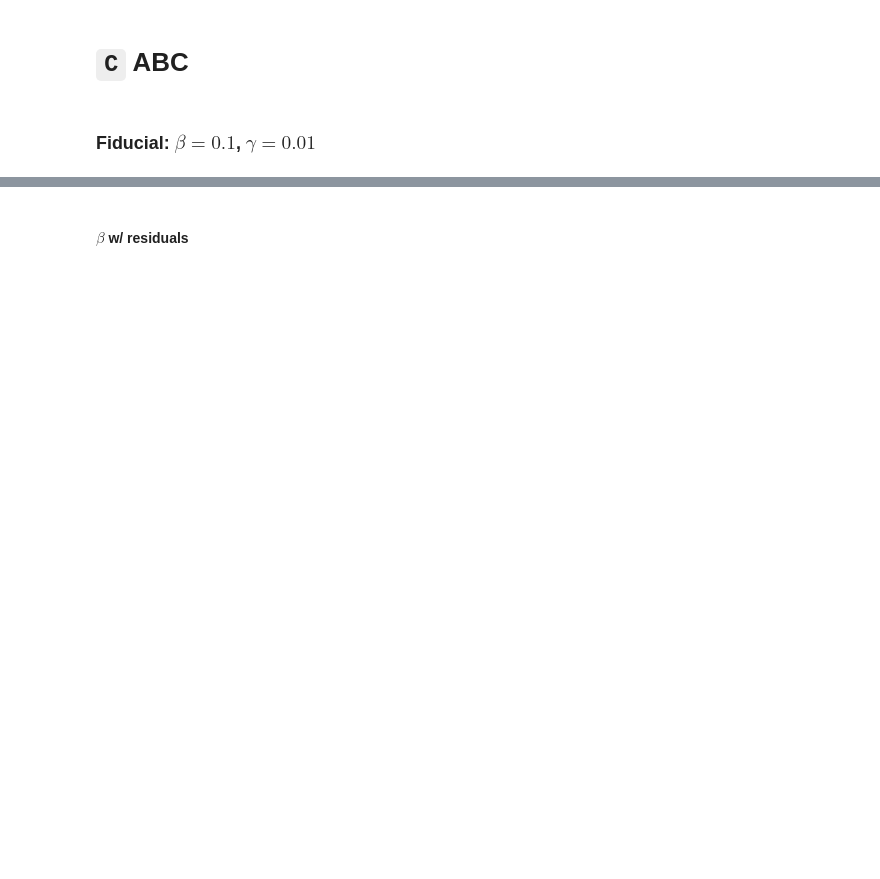
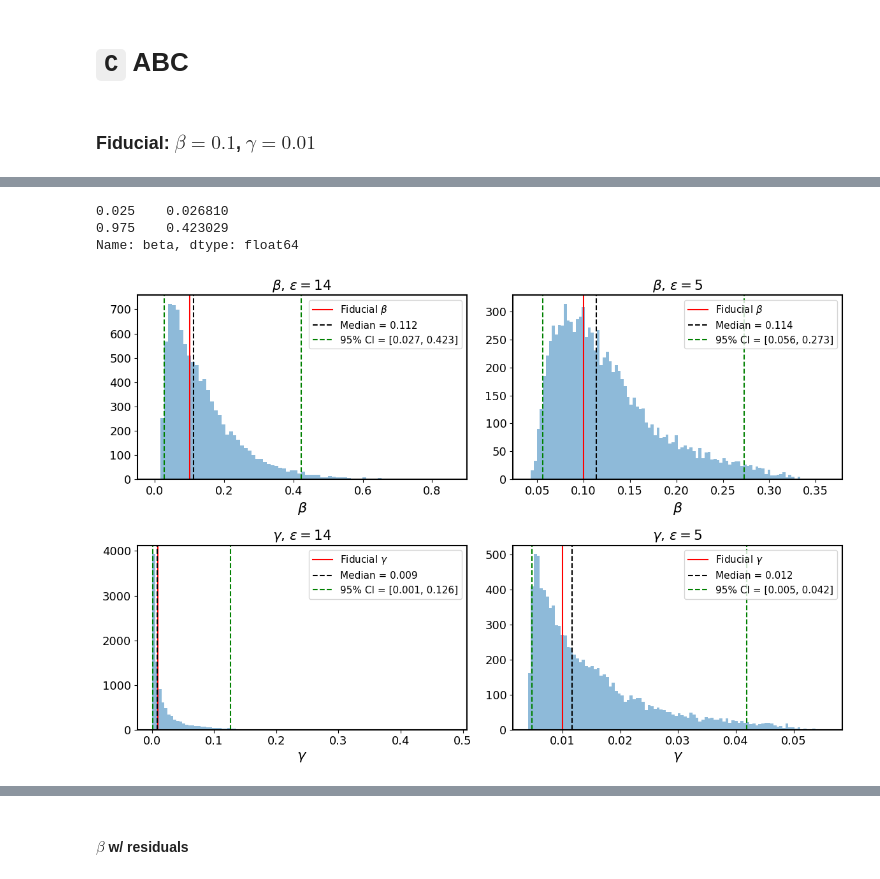
Before and after one commit to Berto70/abc_sir, a Jupyter notebook: py_code/abc_test.ipynb, the cells around one changed output, grey strips where cells are left out. Cells and saved outputs as stored; diff of their text form; code cells hidden in the pictures; blank space fills up the shorter version.

```diff
--- a/py_code/abc_test.ipynb
+++ b/py_code/abc_test.ipynb
@@ -178,0 +120,67 @@ plt.show()
+# %%
+data_14 = data_14[data_14['flag']==1]
+data_05 = data_05[data_05['flag']==1]
+# %%
+beta_14_CI
+# %% [output]
+0.025    0.026810
+0.975    0.423029
+Name: beta, dtype: float64
+# %%
+from tkinter import font
+
+
+eps_list = [20, 18, 16, 14, 10, 6, 5, 3, 2, 1]
+# x_ticks_pos = np.linspace(20, 0, len(eps_list))
+x_ticks_pos = [20, 18, 16, 14, 10, 6, 5, 3, 2, 1]
+fig, ax = plt.subplots(2,2, figsize=(12, 8))
+
+beta_14_CI = data_14['beta'].quantile([0.025, 0.975])
+gamma_14_CI = data_14['gamma'].quantile([0.025, 0.975])
+beta_05_CI = data_05['beta'].quantile([0.025, 0.975])
+gamma_05_CI = data_05['gamma'].quantile([0.025, 0.975])
+
+ax[0,0].hist(data_14['beta'], bins=100, alpha=0.5, color='tab:blue')
+ax[0,0].axvline(0.1, color='red', label=r'Fiducial $\beta$')
+ax[0,0].axvline(data_14['beta'].median(), color='black', linestyle='dashed', label=f'Median = {data_14["beta"].median():.3f}')
+ax[0,0].axvline(beta_14_CI[0.025], color='green', linestyle='dashed', label=f'95% CI = [{beta_14_CI[0.025]:.3f}, {beta_14_CI[0.975]:.3f}]')
+ax[0,0].axvline(beta_14_CI[0.975], color='green', linestyle='dashed')
+ax[0,0].set_xlabel(r'$\beta$')
+ax[0,0].legend(loc='upper right', fontsize=11)
+ax[0,0].set_title(r'$\beta$, $\epsilon=14$')
+ax[0,0].set_xlim(-0.05, 0.9)
+
+ax[0,1].hist(data_05['beta'], bins=100, alpha=0.5, color='tab:blue')
+ax[0,1].axvline(0.1, color='red', label=r'Fiducial $\beta$')
+ax[0,1].axvline(data_05['beta'].median(), color='black', linestyle='dashed', label=f'Median = {data_05["beta"].median():.3f}')
+ax[0,1].axvline(beta_05_CI[0.025], color='green', linestyle='dashed', label=f'95% CI = [{beta_05_CI[0.025]:.3f}, {beta_05_CI[0.975]:.3f}]')
+ax[0,1].axvline(beta_05_CI[0.975], color='green', linestyle='dashed')
+ax[0,1].set_xlabel(r'$\beta$')
+ax[0,1].legend(loc='upper right', fontsize=11)
+ax[0,1].set_title(r'$\beta$, $\epsilon=5$')
+# ax[0,1].set_xlim(-0.05, 0.9)
+
+ax[1,0].hist(data_14['gamma'], bins=100, alpha=0.5, color='tab:blue')
+ax[1,0].axvline(0.01, color='red', label=r'Fiducial $\gamma$')
+ax[1,0].axvline(data_14['gamma'].median(), color='black', linestyle='dashed', label=f'Median = {data_14["gamma"].median():.3f}')
+ax[1,0].axvline(gamma_14_CI[0.025], color='green', linestyle='dashed', label=f'95% CI = [{gamma_14_CI[0.025]:.3f}, {gamma_14_CI[0.975]:.3f}]')
+ax[1,0].axvline(gamma_14_CI[0.975], color='green', linestyle='dashed')
+ax[1,0].set_xlabel(r'$\gamma$')
+ax[1,0].legend(loc='upper right', fontsize=11)
+ax[1,0].set_title(r'$\gamma$, $\epsilon=14$')
+# ax[1,0].set_xlim(-0.005, 0.3)
+
+ax[1,1].hist(data_05['gamma'], bins=100, alpha=0.5, color='tab:blue')
+ax[1,1].axvline(0.01, color='red', label=r'Fiducial $\gamma$')
+ax[1,1].axvline(data_05['gamma'].median(), color='black', linestyle='dashed', label=f'Median = {data_05["gamma"].median():.3f}')
+ax[1,1].axvline(gamma_05_CI[0.025], color='green', linestyle='dashed', label=f'95% CI = [{gamma_05_CI[0.025]:.3f}, {gamma_05_CI[0.975]:.3f}]')
+ax[1,1].axvline(gamma_05_CI[0.975], color='green', linestyle='dashed')
+ax[1,1].set_xlabel(r'$\gamma$')
+ax[1,1].legend(loc='upper right', fontsize=11)
+ax[1,1].set_title(r'$\gamma$, $\epsilon=5$')
+# ax[1,1].set_xlim(-0, 0.06)
+
+plt.tight_layout()
+plt.show()
+# %% [output]
+[figure, added]
```
Also changed, not shown: parts of 23 cells of this notebook.
